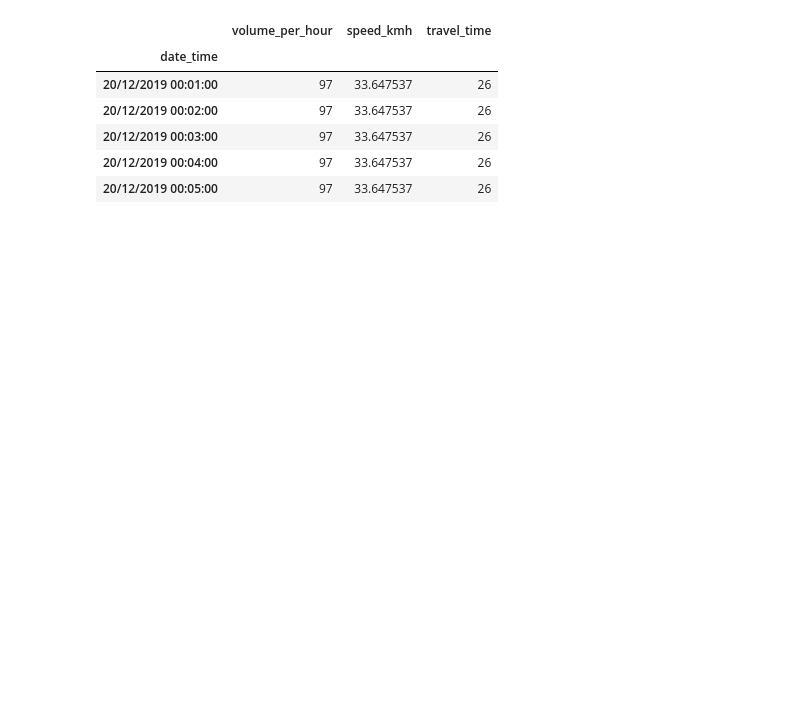
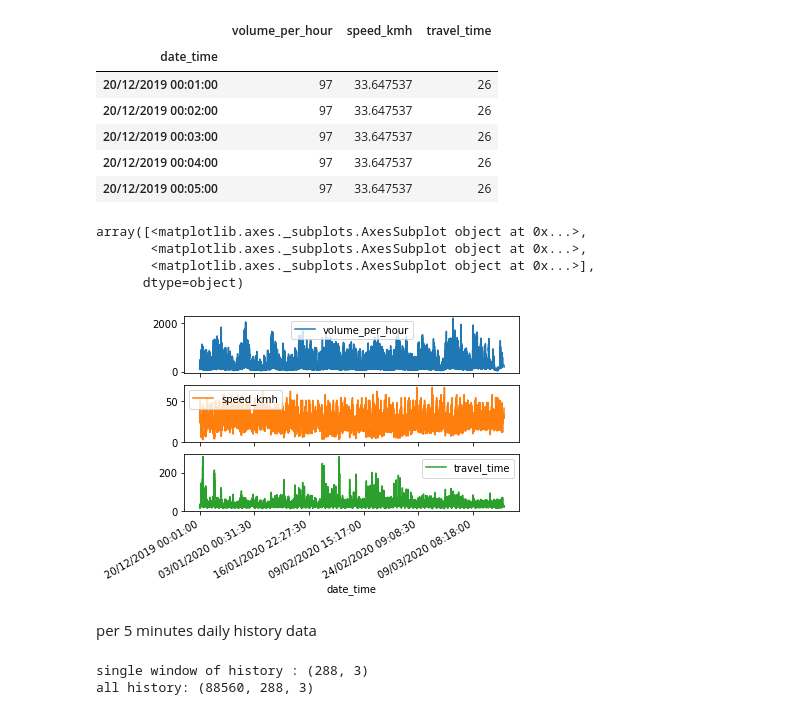
Before and after one commit to volkancicek/tensorflow-rnn, a Jupyter notebook: notebooks/demo_model.ipynb, the cells around one changed output. Cells and saved outputs as stored; diff of their text form; code cells hidden in the pictures; blank space fills up the shorter version.

```diff
--- a/notebooks/demo_model.ipynb
+++ b/notebooks/demo_model.ipynb
@@ -41,3 +41,11 @@ features.head()
 | 20/12/2019 00:03:00 | 97 | 33.647537 | 26 |
 | 20/12/2019 00:04:00 | 97 | 33.647537 | 26 |
 | 20/12/2019 00:05:00 | 97 | 33.647537 | 26 |
+# %%
+features.plot(subplots=True)
+# %% [output]
+array([<matplotlib.axes._subplots.AxesSubplot object at 0x...>,
+       <matplotlib.axes._subplots.AxesSubplot object at 0x...>,
+       <matplotlib.axes._subplots.AxesSubplot object at 0x...>],
+      dtype=object)
+[figure, added]
@@ -43,0 +90,8 @@ features.head()
+# %% [markdown]
+per 5 minutes daily history data
+# %%
+print ('single window of history : {}'.format(x_train_single[0].shape))
+print('all history: {}'.format(x_train_single.shape))
+# %% [output]
+single window of history : (288, 3)
+all history: (88560, 288, 3)
```
Also changed, not shown: parts of 12 cells of this notebook.
